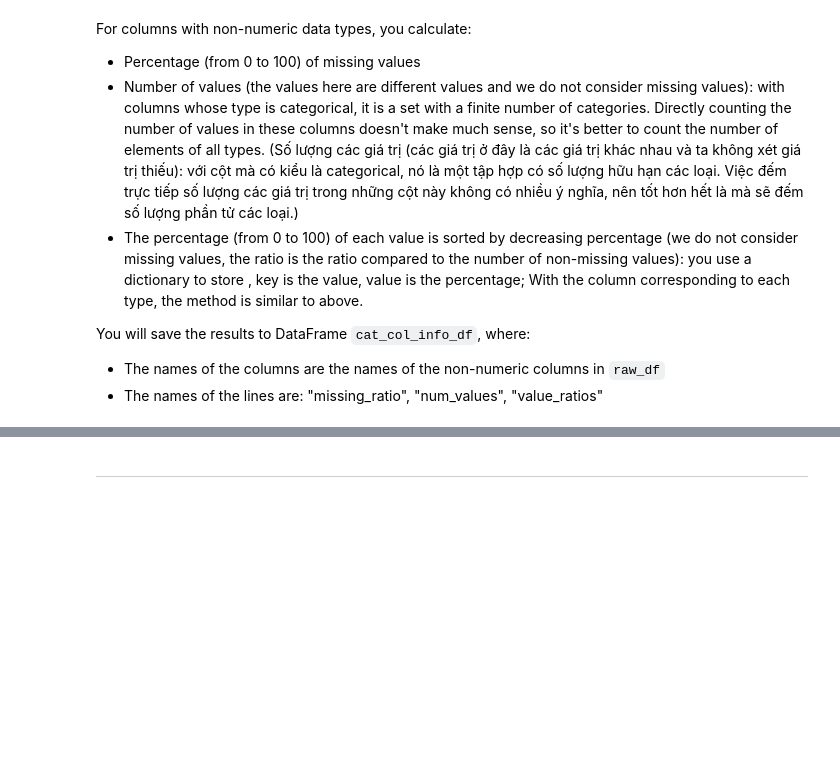
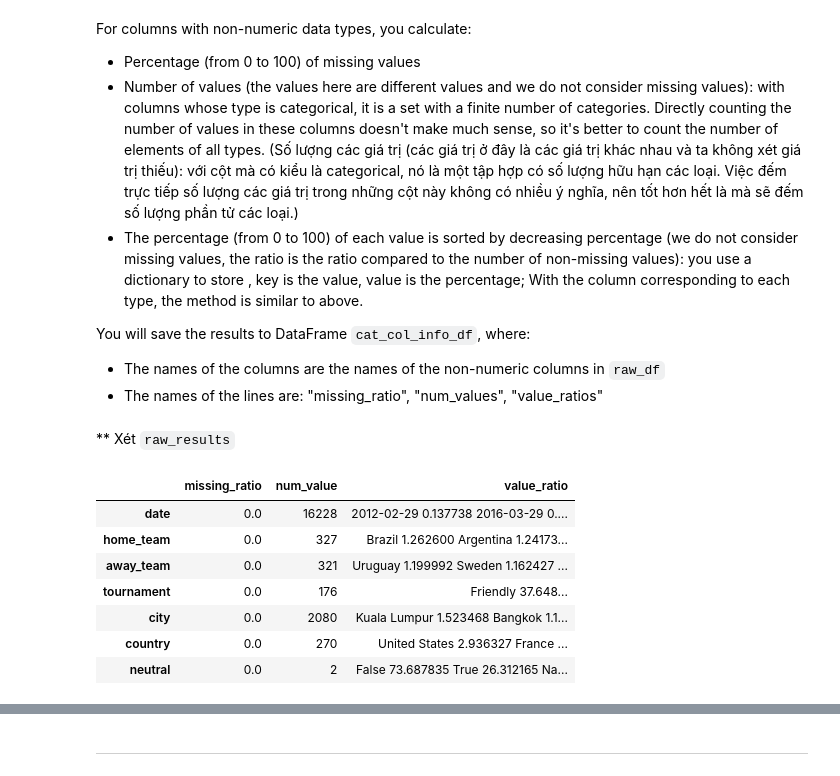
Before and after one commit to trgtanhh04/Programming4DS_Final, a Jupyter notebook: P4S.ipynb, the cells around one changed output, grey strips where cells are left out. Saved outputs shown, nothing was run; the diff lists cells and outputs as text; code cells hidden in the pictures; blank space fills up the shorter version.

```diff
--- a/P4S.ipynb
+++ b/P4S.ipynb
@@ -352,0 +351,33 @@ You will save the results to DataFrame `cat_col_info_df`, where:
+# %% [markdown]
+** Xét `raw_results`
+# %%
+# YOUR CODE HERE
+#chọn các cột kiểu categorical
+cate_cols = raw_results.select_dtypes(exclude=['number']).columns
+cate_col_info = {}
+
+for col in cate_cols:
+    # ti le bị NaN
+    missing_ratio = raw_results[col].isna().mean() * 100
+    # So luong gia tri
+    num_value = raw_results[col].nunique()
+    #phan tram moi gia tri
+    value_counts = raw_results[col].value_counts(dropna = True)
+    value_ratios = (value_counts / value_counts.sum()) * 100
+    cate_col_info[col] = {
+        'missing_ratio': missing_ratio,
+        'num_value': num_value,
+        'value_ratio': value_ratios
+    }
+# chuyển thành dataframe
+cate_col_info_df = pd.DataFrame.from_dict(cate_col_info, orient = 'index')
+cate_col_info_df
+# %% [output]
+|  | missing_ratio | num_value | value_ratio |
+| date | 0.0 | 16228 | 2012-02-29 0.137738 2016-03-29 0.... |
+| home_team | 0.0 | 327 | Brazil 1.262600 Argentina 1.24173... |
+| away_team | 0.0 | 321 | Uruguay 1.199992 Sweden 1.162427 ... |
+| tournament | 0.0 | 176 | Friendly 37.648... |
+| city | 0.0 | 2080 | Kuala Lumpur 1.523468 Bangkok 1.1... |
+| country | 0.0 | 270 | United States 2.936327 France ... |
+| neutral | 0.0 | 2 | False 73.687835 True 26.312165 Na... |
```
Also changed, not shown: parts of 17 cells of this notebook, 2 other files.
